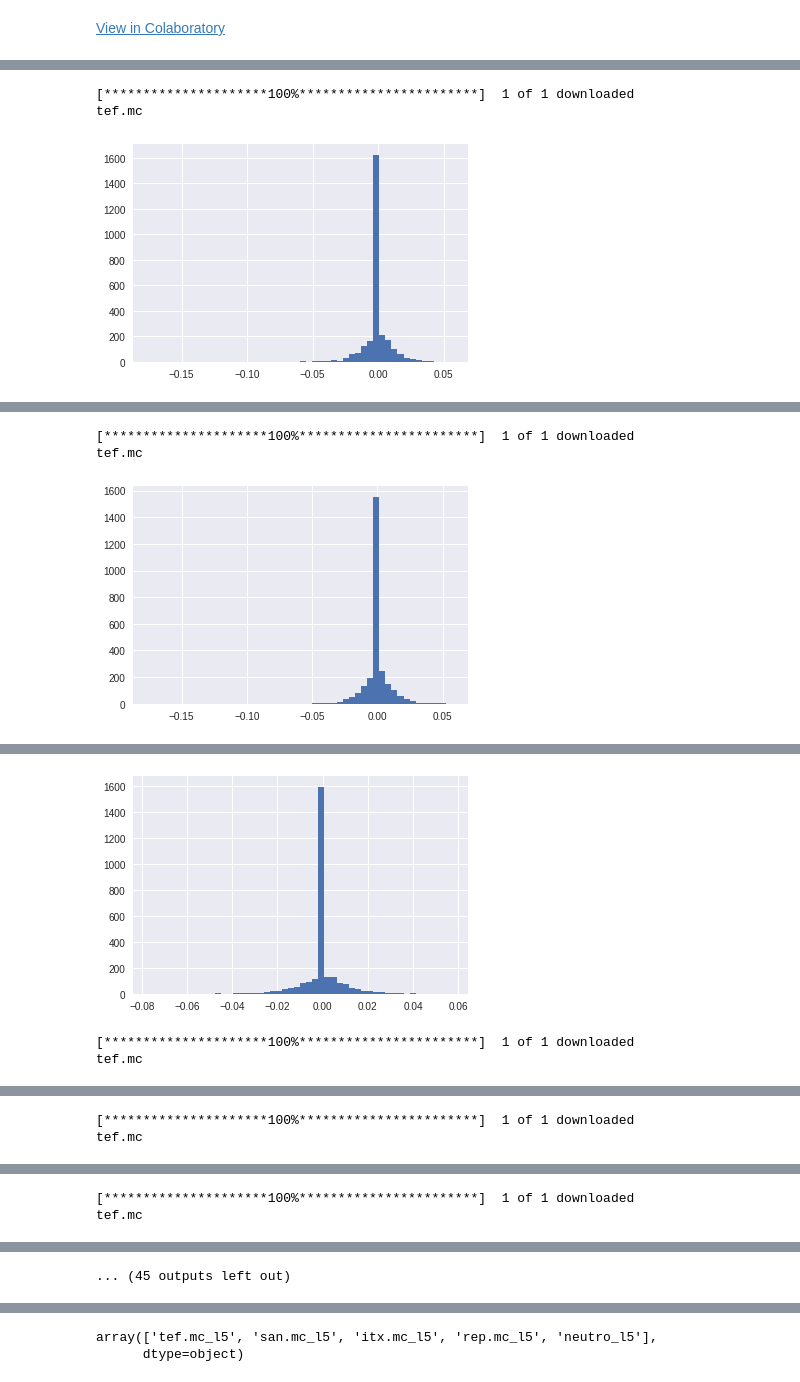
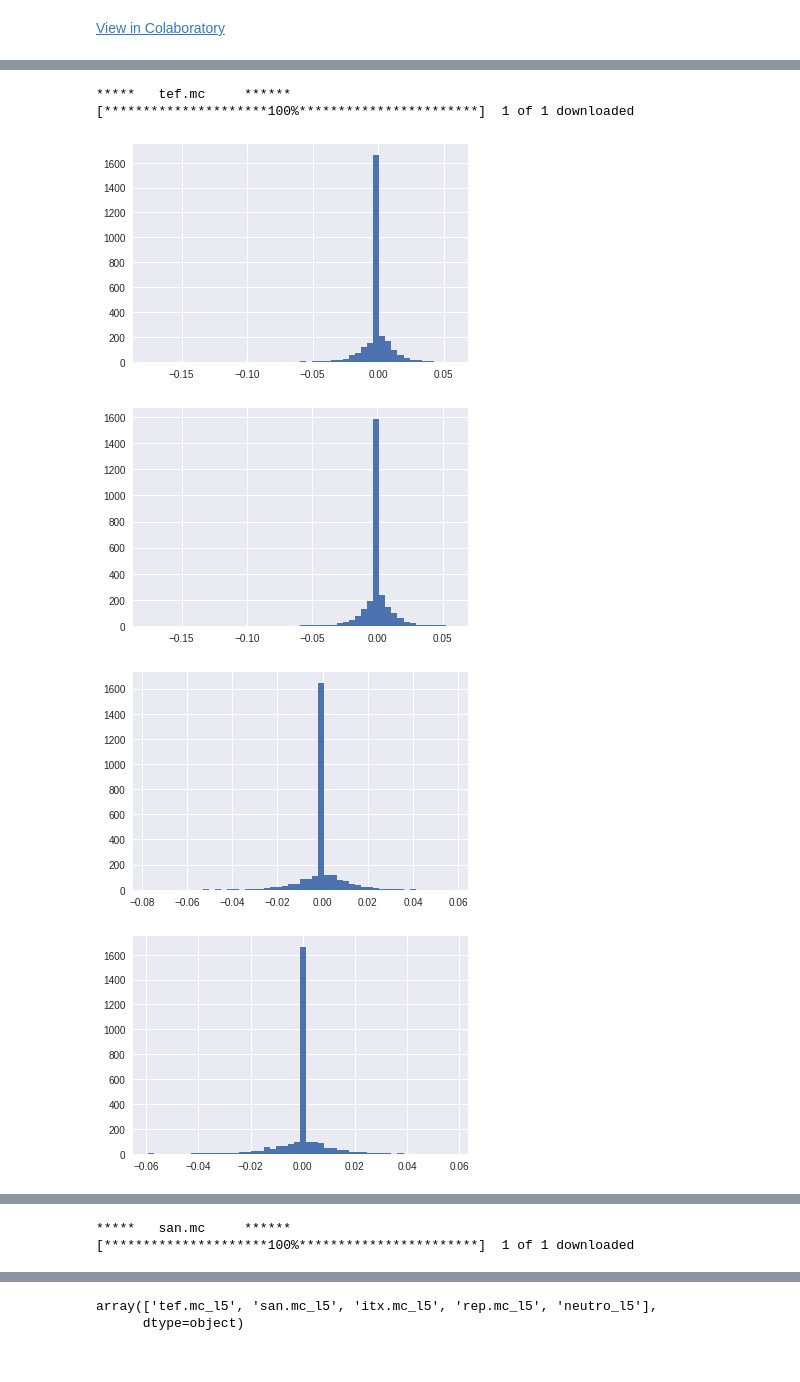
Before and after one commit to eltiotino/darwins, a Jupyter notebook: 20181017_rackpub2.ipynb, the cells around one changed output, grey strips where cells are left out. Cells and saved outputs as stored; diff of their text form; code cells hidden in the pictures.

```diff
--- a/20181017_rackpub2.ipynb
+++ b/20181017_rackpub2.ipynb
@@ -39,8 +40,8 @@ Requirement already satisfied: urllib3<1.23,>=1.21.1 in /usr/local/lib/python3.6
 Requirement already satisfied: chardet<3.1.0,>=3.0.2 in /usr/local/lib/python3.6/dist-packages (from requests>=2.3.0->pandas-datareader>=0.2->ffn) (3.0.4)
 # %%
 
-def strategy_performance(stock_ticker,periodo):
-    stock = pdr.get_data_yahoo(stock_ticker, start="2008-01-01", end="2018-10-01")
+def strategy_performance(stock,periodo):
+    #stock = pdr.get_data_yahoo(stock_ticker, start="2008-01-01", end="2018-10-01")
 
 
     #Compute periodo -days breakout and mean.
@@ -101,7 +102,7 @@ def strategy_performance(stock_ticker,periodo):
     daily_log_returns = daily_log_returns * stock.Signal.shift(1)
 
     # Plot the distribution of 'daily_log_returns'
-    print (stock_ticker)
+    #print (stock)
     daily_log_returns.hist(bins=50)
     plt.show()
     return daily_log_returns.cumsum()
@@ -108,26 +113,32 @@ def strategy_performance(stock_ticker,periodo):
 # %%
 
 #Step 3: Create a portfolio of stocks and calculate the strategy performance for each stock.
 
 portfolio = ['AAPL','KMI','F','GOOG','AMZN']
 portfolio = ['MMM','GOOG','xlu','AAPL']
 portfolio = ['tef.mc','san.mc','itx.mc','rep.mc']
 
 periodos = [ 5, 10 , 20 , 40 ,60, 110, 220]
 #portfolio = ['QQQ']
 #periodos = [ 5]
 cum_daily_log_return = pd.DataFrame()
 for stock in portfolio:
+  print ('*****  ',stock,'    ******')
+  pstock = pdr.get_data_yahoo(stock, start="2008-01-01", end="2018-10-01")
+
   for periodo in periodos:
     nombre='{}_l{}'.format(stock,periodo)
-    cum_daily_log_return[nombre] = strategy_performance(stock,periodo)
+    cum_daily_log_return[nombre] = strategy_performance(pstock,periodo)
 
 # Plot the cumulative daily returns
 print ("Cumulative Daily Returns")
 #cum_daily_log_return.plot()
 # Show the plot
 #plt.show()
 # %% [output]
+*****   tef.mc     ******
 [*********************100%***********************]  1 of 1 downloaded
-tef.mc
-[figure, old version]
+[figure, new version]
+[figure, new version]
+[figure, new version]
+[figure, new version]
@@ -134,3 +148,2 @@ tef.mc
+*****   san.mc     ******
 [*********************100%***********************]  1 of 1 downloaded
-tef.mc
-[figure, old version]
@@ -139,3 +153,0 @@ tef.mc
-[figure, old version]
-[*********************100%***********************]  1 of 1 downloaded
-tef.mc
@@ -143,2 +153,0 @@ tef.mc
-[*********************100%***********************]  1 of 1 downloaded
-tef.mc
@@ -146,2 +153,0 @@ tef.mc
-[*********************100%***********************]  1 of 1 downloaded
-tef.mc
@@ -149,4 +154,3 @@ tef.mc
-... (45 outputs left out)
 # %%
 #extre los datos en %
 cum_daily_return=np.exp(cum_daily_log_return)
```
Also changed, not shown: parts of 18 cells of this notebook.
